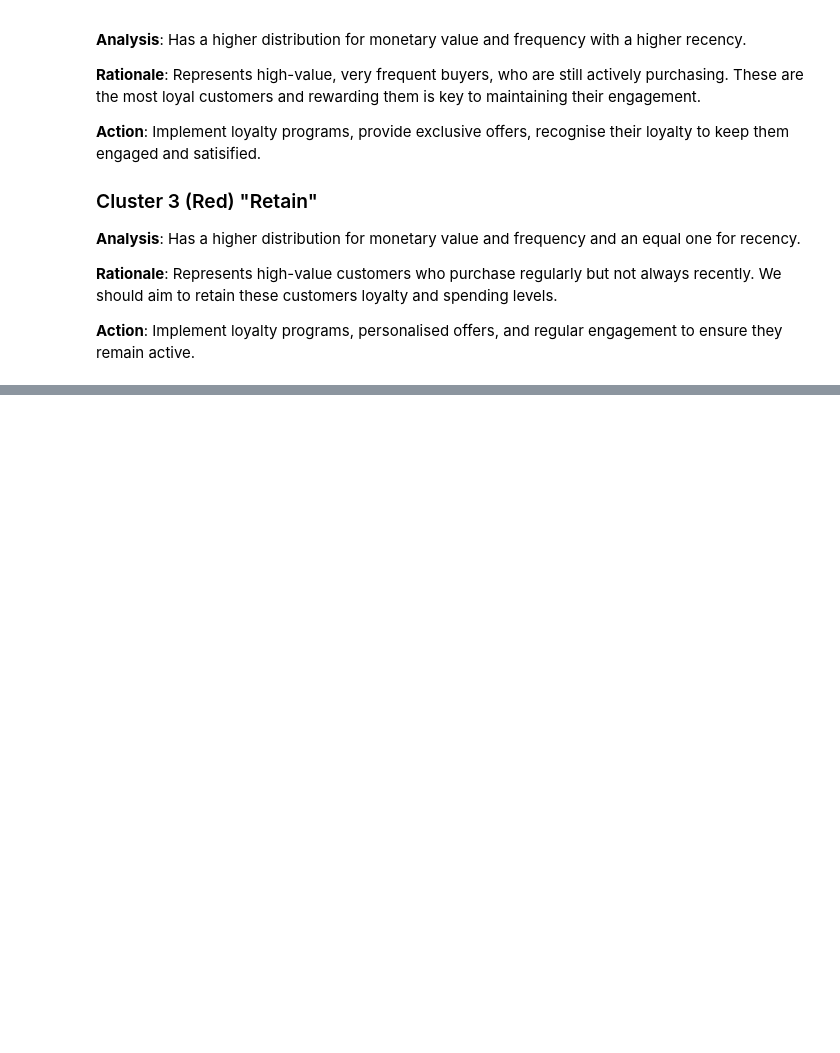
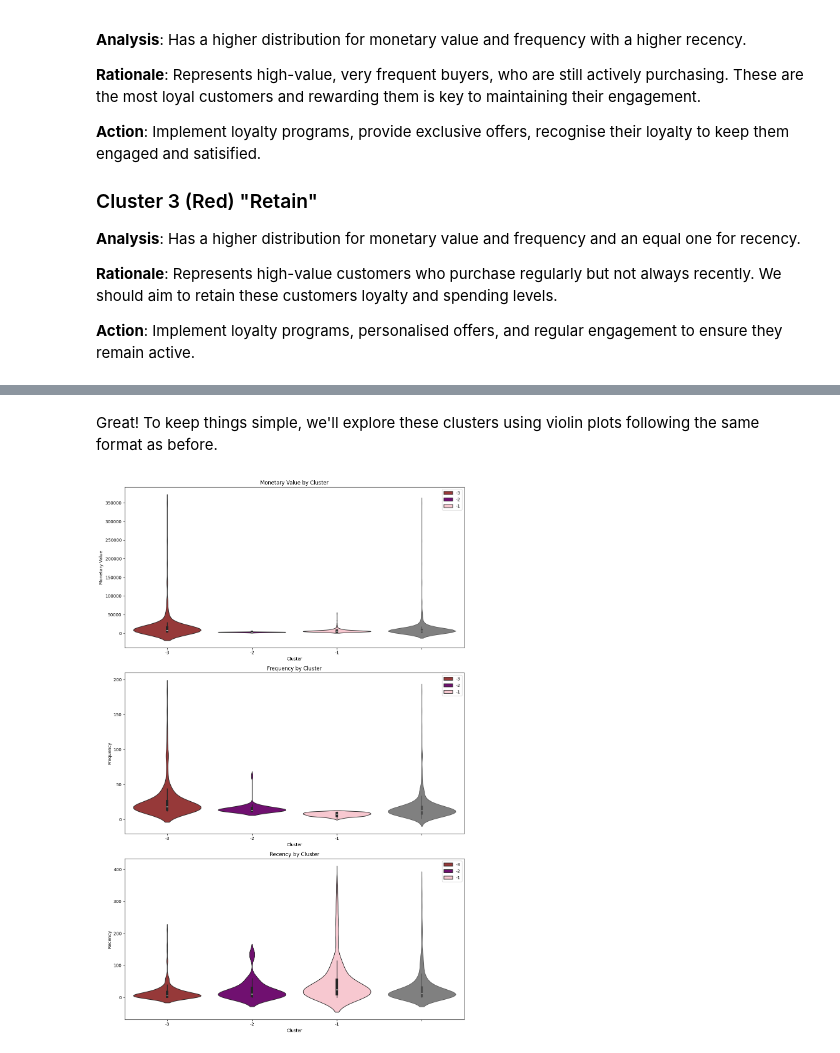
Before and after one commit to Achronus/data-exploration, a Jupyter notebook: retail-customer-analysis/analysis.ipynb, the cells around one changed output, grey strips where cells are left out. Drawn from its saved outputs; the diff is of its cells as text; code cells hidden in the pictures; blank space fills up the shorter version.

Commit message:
Add Outlier analysis section

```diff
--- a/retail-customer-analysis/analysis.ipynb
+++ b/retail-customer-analysis/analysis.ipynb
@@ -1033,0 +1040,6 @@ Here's what we learn:
+# %%
+overlap_indices = monetary_outliers_df.index.intersection(frequency_outliers_df.index)
+
+monetary_only_outliers = monetary_outliers_df.drop(overlap_indices)
+frequency_only_outliers = frequency_outliers_df.drop(overlap_indices)
+overlap_outliers = monetary_outliers_df.loc[overlap_indices]
@@ -1033,0 +1084,7 @@ Here's what we learn:
+# %%
+monetary_only_outliers["Cluster"] = -1
+frequency_only_outliers["Cluster"] = -2
+overlap_outliers["Cluster"] = -3
+
+outlier_df = pd.concat([monetary_only_outliers, frequency_only_outliers, overlap_outliers])
+outlier_df
@@ -1033,0 +1105,18 @@ Here's what we learn:
+# %% [markdown]
+Great! To keep things simple, we'll explore these clusters using violin plots following the same format as before.
+# %%
+from utils import plot_violins, ViolinDetails
+
+cluster_colors = {
+    -1: 'pink',
+    -2: 'purple',
+    -3: 'brown',
+}
+
+plot_violins(outlier_df, details=[
+    ViolinDetails(x='Cluster', y='MonetaryValue', palette=cluster_colors, title='Monetary Value by Cluster', xlabel='Cluster', ylabel='Monetary Value'),
+    ViolinDetails(x='Cluster', y='Frequency', palette=cluster_colors, title='Frequency by Cluster', xlabel='Cluster', ylabel='Frequency'),
+    ViolinDetails(x='Cluster', y='RecencyDays', palette=cluster_colors, title='Recency by Cluster', xlabel='Cluster', ylabel='Recency')
+], figsize=(12, 18))
+# %% [output]
+[figure, added]
```
Also changed, not shown: parts of 7 cells of this notebook, 1 other file.
